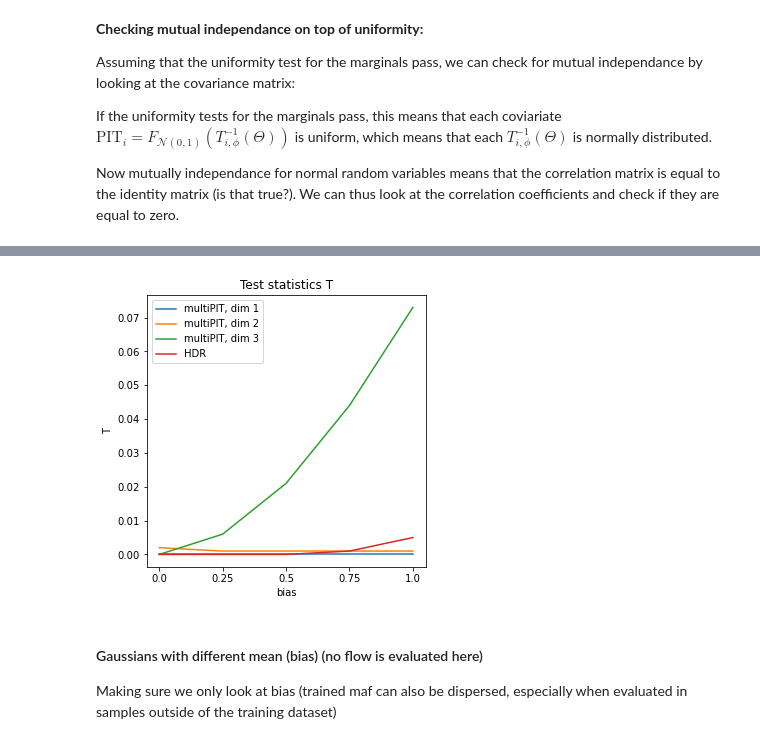
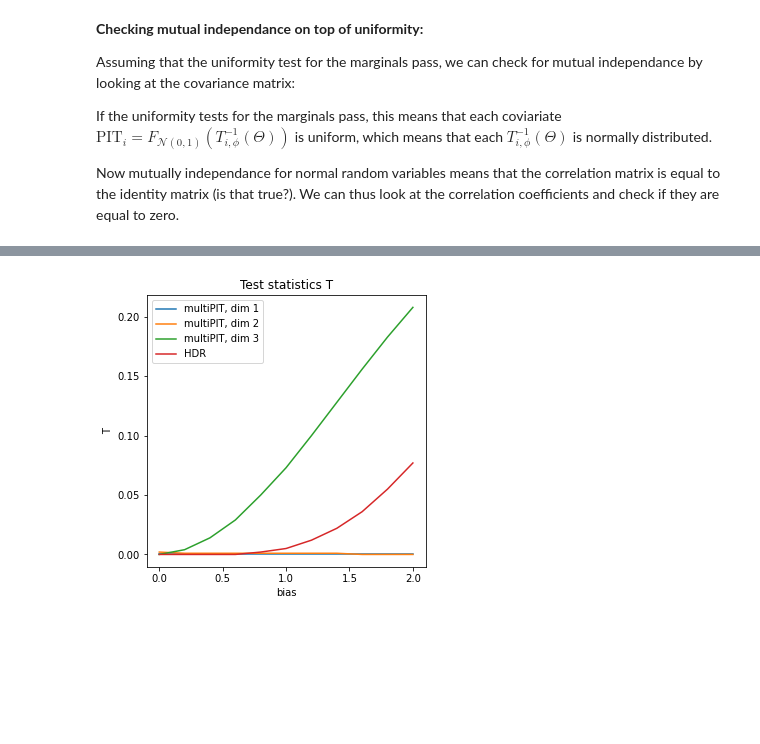
Before and after one commit to JuliaLinhart/valDiags_flows, a Jupyter notebook: MultiPIT_distributions_Toy.ipynb, the cells around one changed output, grey strips where cells are left out. Drawn from its saved outputs; the diff is of its cells as text; code cells hidden in the pictures; blank space fills up the shorter version.

```diff
--- a/MultiPIT_distributions_Toy.ipynb
+++ b/MultiPIT_distributions_Toy.ipynb
@@ -643,7 +594,7 @@ test_statistics_multiPIT['dim_2'] ={}
 test_statistics_multiPIT['dim_3'] ={}
 test_statistics_hdr = {}
 
-bias = np.linspace(0,1,5)
+bias = np.linspace(0,2,11)
 for i,b in enumerate(bias):
     samples_false_test = np.array(datasets['test']).copy()
     samples_false_test[:,2] = samples_false_test[:,2] + b
@@ -659,7 +610,6 @@ for i,b in enumerate(bias):
     plt.show()
 
     samples_false_test = torch.FloatTensor(samples_false_test)
-    samples_false_cal = torch.FloatTensor(samples_false_cal)
 
     # MAF transformation on false samples
     P_1_maf = norm.cdf(maf._transform(samples_false_test)[0][:, 0].detach().numpy())  # 1D
@@ -707,10 +657,4 @@ for i,b in enumerate(bias):
     plt.title('Highest Density Coverage')
     plt.legend()
     plt.show()
-
-    # levels, coverages = highest_density(maf, samples_false_test)
-    # plt.plot(alphas,alphas, '--', color='black')
-    # plt.plot(levels, coverages)
-    # plt.title('Highest Density Coverage (MC-approx)')
-    # plt.show()
 # %% [output]
@@ -730,16 +674,13 @@ for i,b in enumerate(bias):
 # %%
 pd.Series(test_statistics_multiPIT['dim_1']).plot(label='multiPIT, dim 1')
 pd.Series(test_statistics_multiPIT['dim_2']).plot(label='multiPIT, dim 2')
 pd.Series(test_statistics_multiPIT['dim_3']).plot(label='multiPIT, dim 3')
 pd.Series(test_statistics_hdr).plot(label='HDR')
 plt.title('Test statistics T')
 plt.legend()
 plt.xlabel('bias')
 plt.ylabel('T')
-plt.xticks([0,1,2,3,4],np.linspace(0,1,5))
+plt.xticks([0,2.5,5,7.5,10],np.linspace(0,2,5))
 plt.show()
 # %% [output]
-[figure, old version]
+[figure, new version]
-# %% [markdown]
-#### Gaussians with different mean (bias) (no flow is evaluated here)
-Making sure we only look at bias (trained maf can also be dispersed, especially when evaluated in samples outside of the training dataset)
```
Also changed, not shown: parts of 7 cells of this notebook.
